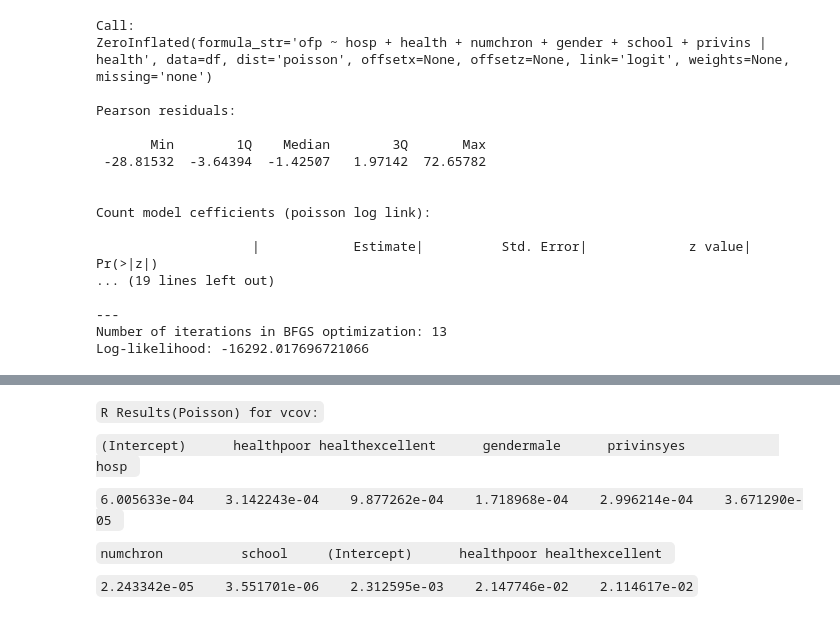
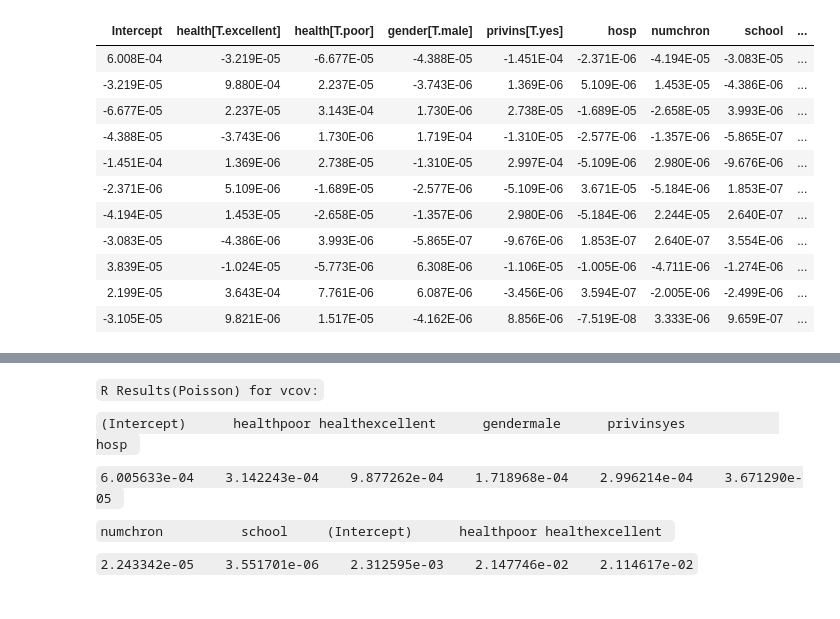
Before and after one commit to rkapr/zeroinfl, a Jupyter notebook: _dev/zeroinfl.ipynb, the cells around one changed output, grey strips where cells are left out. Saved outputs shown, nothing was run; the diff lists cells and outputs as text; code cells hidden in the pictures.

Commit message:
covar() function -- not much to add just return vcov

```diff
--- a/_dev/zeroinfl.ipynb
+++ b/_dev/zeroinfl.ipynb
@@ -827,20 +848,15 @@ Output
 # %%
-ZeroInflated(formula_str,df).fit().summary()
+ZeroInflated(formula_str,df).fit().covar()
 # %% [output]
-Call:
-ZeroInflated(formula_str='ofp ~ hosp + health + numchron + gender + school + privins | health', data=df, dist='poisson', offsetx=None, offsetz=None, link='logit', weights=None, missing='none')
-
-Pearson residuals:
-
-       Min        1Q    Median        3Q       Max
- -28.81532  -3.64394  -1.42507   1.97142  72.65782
-
-
-Count model cefficients (poisson log link):
-
-                    |            Estimate|          Std. Error|             z value|            Pr(>|z|)
-... (19 lines left out)
-
----
-Number of iterations in BFGS optimization: 13
-Log-likelihood: -16292.017696721066
+| Intercept | health[T.excellent] | health[T.poor] | gender[T.male] | privins[T.yes] | hosp | numchron | school | ... |
+| 6.008E-04 | -3.219E-05 | -6.677E-05 | -4.388E-05 | -1.451E-04 | -2.371E-06 | -4.194E-05 | -3.083E-05 | ... |
+| -3.219E-05 | 9.880E-04 | 2.237E-05 | -3.743E-06 | 1.369E-06 | 5.109E-06 | 1.453E-05 | -4.386E-06 | ... |
+| -6.677E-05 | 2.237E-05 | 3.143E-04 | 1.730E-06 | 2.738E-05 | -1.689E-05 | -2.658E-05 | 3.993E-06 | ... |
+| -4.388E-05 | -3.743E-06 | 1.730E-06 | 1.719E-04 | -1.310E-05 | -2.577E-06 | -1.357E-06 | -5.865E-07 | ... |
+| -1.451E-04 | 1.369E-06 | 2.738E-05 | -1.310E-05 | 2.997E-04 | -5.109E-06 | 2.980E-06 | -9.676E-06 | ... |
+| -2.371E-06 | 5.109E-06 | -1.689E-05 | -2.577E-06 | -5.109E-06 | 3.671E-05 | -5.184E-06 | 1.853E-07 | ... |
+| -4.194E-05 | 1.453E-05 | -2.658E-05 | -1.357E-06 | 2.980E-06 | -5.184E-06 | 2.244E-05 | 2.640E-07 | ... |
+| -3.083E-05 | -4.386E-06 | 3.993E-06 | -5.865E-07 | -9.676E-06 | 1.853E-07 | 2.640E-07 | 3.554E-06 | ... |
+| 3.839E-05 | -1.024E-05 | -5.773E-06 | 6.308E-06 | -1.106E-05 | -1.005E-06 | -4.711E-06 | -1.274E-06 | ... |
+| 2.199E-05 | 3.643E-04 | 7.761E-06 | 6.087E-06 | -3.456E-06 | 3.594E-07 | -2.005E-06 | -2.499E-06 | ... |
+| -3.105E-05 | 9.821E-06 | 1.517E-05 | -4.162E-06 | 8.856E-06 | -7.519E-08 | 3.333E-06 | 9.659E-07 | ... |
```
Also changed, not shown: parts of 9 cells of this notebook.
